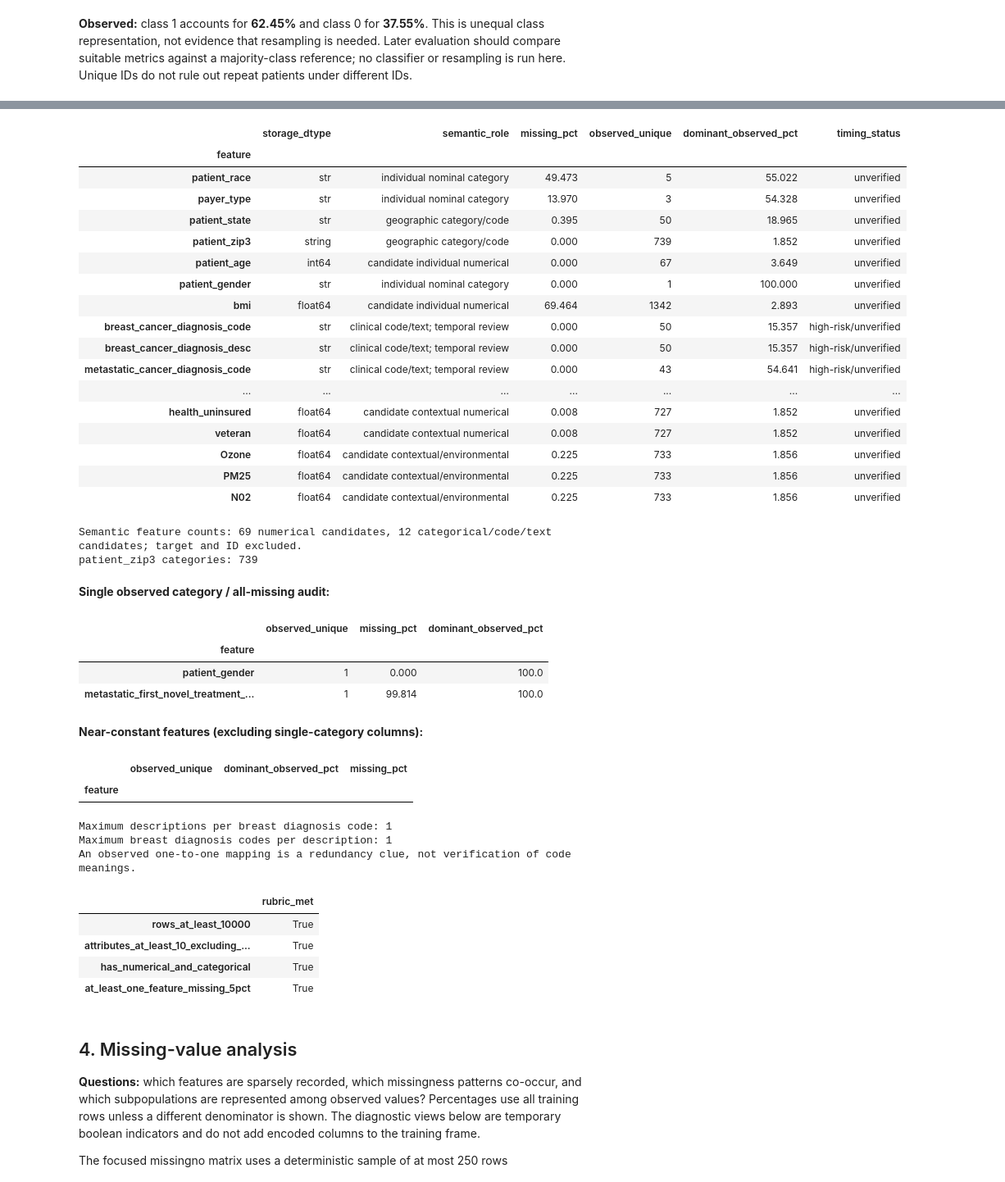
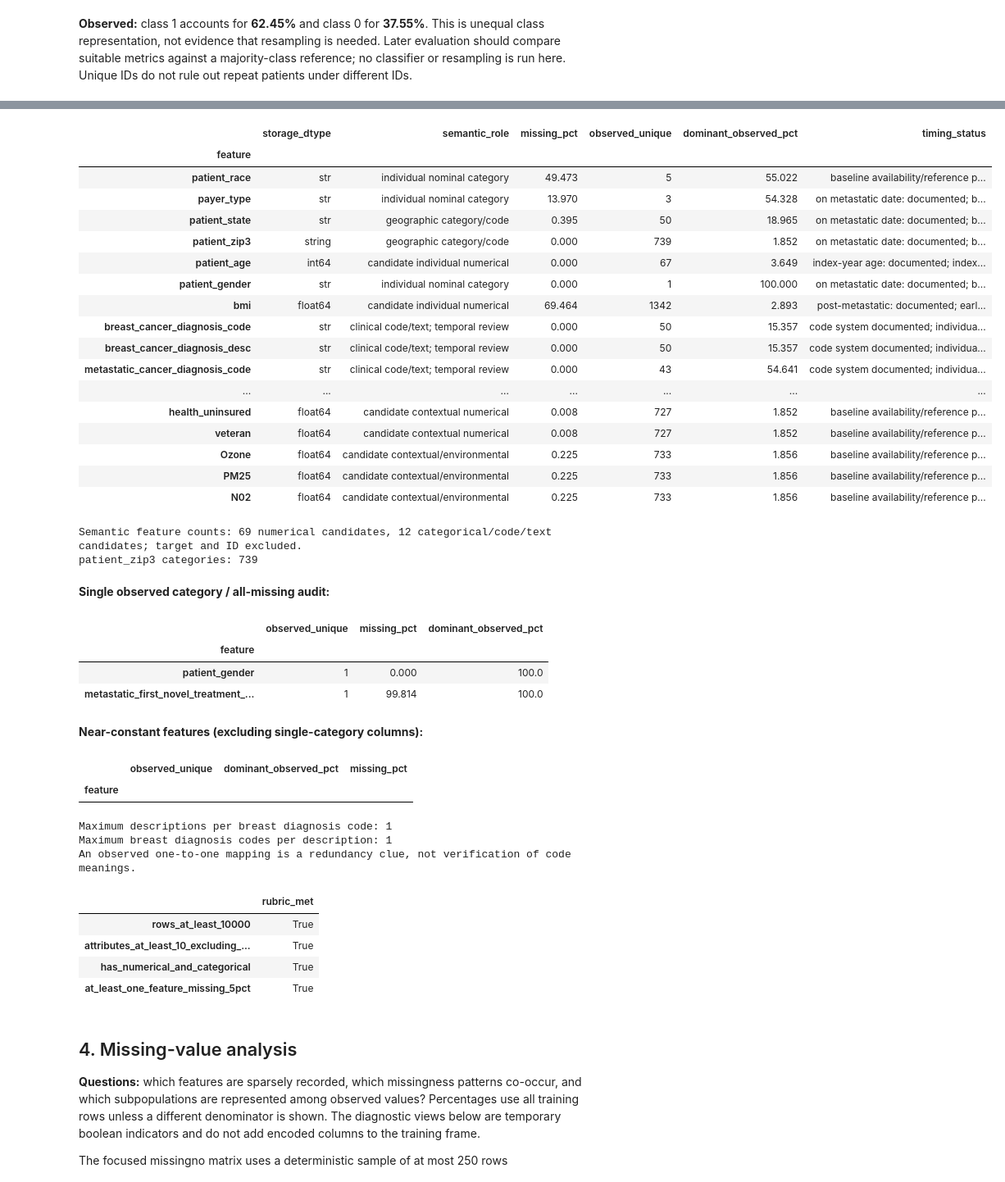
Before and after one commit to hungstupid/data-mining-preprocessing, a Jupyter notebook: book/tabular/01_eda.ipynb, the cells around one changed output, grey strips where cells are left out. Shown at 82% size. Cells and saved outputs as stored; diff of their text form; code cells hidden in the pictures.

```diff
--- a/book/tabular/01_eda.ipynb
+++ b/book/tabular/01_eda.ipynb
@@ -264,6 +286,18 @@ geographic_codes = {"patient_zip3", "patient_state", "Region", "Division"}
 individual_categorical = {"patient_race", "payer_type", "patient_gender"}
 individual_numeric = {"patient_age", "bmi"}
 environment_columns = {"Ozone", "PM25", "N02"}  # Preserve the literal CSV name N02 (zero).
+
+def timing_status(column):
+    if column in {"bmi", "metastatic_first_novel_treatment", "metastatic_first_novel_treatment_type"}:
+        return "post-metastatic: documented; earlier-baseline use blocked"
+    if column in {"payer_type", "patient_state", "patient_zip3", "patient_gender"}:
+        return "on metastatic date: documented; baseline availability unverified"
+    if column == "patient_age":
+        return "index-year age: documented; index/baseline alignment unverified"
+    if column in clinical_review:
+        return "code system documented; individual definition/timing unverified"
+    return "baseline availability/reference period unverified"
+
 
 def semantic_role(column):
     if column in clinical_review:
@@ -290,7 +324,7 @@ for column in feature_columns:
         "observed_unique": df[column].nunique(),
         "dominant_observed_pct": (observed_counts.iloc[0] / observed_counts.sum() * 100
                                   if len(observed_counts) else np.nan),
-        "timing_status": ("high-risk/unverified" if column in clinical_review else "unverified"),
+        "timing_status": timing_status(column),
     })
 audit = pd.DataFrame(records).set_index("feature")
 continuous_columns = [
@@ -309,49 +343,49 @@ print(f"Semantic feature counts: {len(continuous_columns)} numerical candidates,
       f"{len(categorical_columns)} categorical/code/text candidates; target and ID excluded.")
 print("patient_zip3 categories:", df.patient_zip3.nunique())
 
 single_observed = audit.loc[audit.observed_unique <= 1]
 near_constant = audit.loc[
     (audit.observed_unique > 1) & (audit.dominant_observed_pct >= 100 * NEAR_CONSTANT_SHARE)
 ]
 display(Markdown("**Single observed category / all-missing audit:**"))
 display(single_observed[["observed_unique", "missing_pct", "dominant_observed_pct"]].round(3))
 display(Markdown("**Near-constant features (excluding single-category columns):**"))
 display(near_constant[["observed_unique", "dominant_observed_pct", "missing_pct"]].round(3))
 
 code_to_description = df.groupby("breast_cancer_diagnosis_code")["breast_cancer_diagnosis_desc"].nunique()
 description_to_code = df.groupby("breast_cancer_diagnosis_desc")["breast_cancer_diagnosis_code"].nunique()
 print("Maximum descriptions per breast diagnosis code:", code_to_description.max())
 print("Maximum breast diagnosis codes per description:", description_to_code.max())
 print("An observed one-to-one mapping is a redundancy clue, not verification of code meanings.")
 
 # Published tabular-selection requirements, checked on actual semantic features.
 dataset_rubric = pd.Series({
     "rows_at_least_10000": len(df) >= 10000,
     "attributes_at_least_10_excluding_ID_target": len(feature_columns) >= 10,
     "has_numerical_and_categorical": bool(continuous_columns and categorical_columns),
     "at_least_one_feature_missing_5pct": bool((audit.missing_pct >= 5).any()),
 }, name="rubric_met")
 display(dataset_rubric.to_frame())
 assert dataset_rubric.all()
 # %% [output]
 |  | storage_dtype | semantic_role | missing_pct | observed_unique | dominant_observed_pct | timing_status |
 | feature |  |  |  |  |  |  |
-| patient_race | str | individual nominal category | 49.473 | 5 | 55.022 | unverified |
-| payer_type | str | individual nominal category | 13.970 | 3 | 54.328 | unverified |
-| patient_state | str | geographic category/code | 0.395 | 50 | 18.965 | unverified |
-| patient_zip3 | string | geographic category/code | 0.000 | 739 | 1.852 | unverified |
-| patient_age | int64 | candidate individual numerical | 0.000 | 67 | 3.649 | unverified |
-| patient_gender | str | individual nominal category | 0.000 | 1 | 100.000 | unverified |
-| bmi | float64 | candidate individual numerical | 69.464 | 1342 | 2.893 | unverified |
-| breast_cancer_diagnosis_code | str | clinical code/text; temporal review | 0.000 | 50 | 15.357 | high-risk/unverified |
-| breast_cancer_diagnosis_desc | str | clinical code/text; temporal review | 0.000 | 50 | 15.357 | high-risk/unverified |
-| metastatic_cancer_diagnosis_code | str | clinical code/text; temporal review | 0.000 | 43 | 54.641 | high-risk/unverified |
+| patient_race | str | individual nominal category | 49.473 | 5 | 55.022 | baseline availability/reference p... |
+| payer_type | str | individual nominal category | 13.970 | 3 | 54.328 | on metastatic date: documented; b... |
+| patient_state | str | geographic category/code | 0.395 | 50 | 18.965 | on metastatic date: documented; b... |
+| patient_zip3 | string | geographic category/code | 0.000 | 739 | 1.852 | on metastatic date: documented; b... |
+| patient_age | int64 | candidate individual numerical | 0.000 | 67 | 3.649 | index-year age: documented; index... |
+| patient_gender | str | individual nominal category | 0.000 | 1 | 100.000 | on metastatic date: documented; b... |
+| bmi | float64 | candidate individual numerical | 69.464 | 1342 | 2.893 | post-metastatic: documented; earl... |
+| breast_cancer_diagnosis_code | str | clinical code/text; temporal review | 0.000 | 50 | 15.357 | code system documented; individua... |
+| breast_cancer_diagnosis_desc | str | clinical code/text; temporal review | 0.000 | 50 | 15.357 | code system documented; individua... |
+| metastatic_cancer_diagnosis_code | str | clinical code/text; temporal review | 0.000 | 43 | 54.641 | code system documented; individua... |
 | ... | ... | ... | ... | ... | ... | ... |
-| health_uninsured | float64 | candidate contextual numerical | 0.008 | 727 | 1.852 | unverified |
-| veteran | float64 | candidate contextual numerical | 0.008 | 727 | 1.852 | unverified |
-| Ozone | float64 | candidate contextual/environmental | 0.225 | 733 | 1.856 | unverified |
-| PM25 | float64 | candidate contextual/environmental | 0.225 | 733 | 1.856 | unverified |
-| N02 | float64 | candidate contextual/environmental | 0.225 | 733 | 1.856 | unverified |
+| health_uninsured | float64 | candidate contextual numerical | 0.008 | 727 | 1.852 | baseline availability/reference p... |
+| veteran | float64 | candidate contextual numerical | 0.008 | 727 | 1.852 | baseline availability/reference p... |
+| Ozone | float64 | candidate contextual/environmental | 0.225 | 733 | 1.856 | baseline availability/reference p... |
+| PM25 | float64 | candidate contextual/environmental | 0.225 | 733 | 1.856 | baseline availability/reference p... |
+| N02 | float64 | candidate contextual/environmental | 0.225 | 733 | 1.856 | baseline availability/reference p... |
 Semantic feature counts: 69 numerical candidates, 12 categorical/code/text candidates; target and ID excluded.
 patient_zip3 categories: 739
 **Single observed category / all-missing audit:**
```
Also changed, not shown: parts of 13 cells of this notebook, 2 other files.
